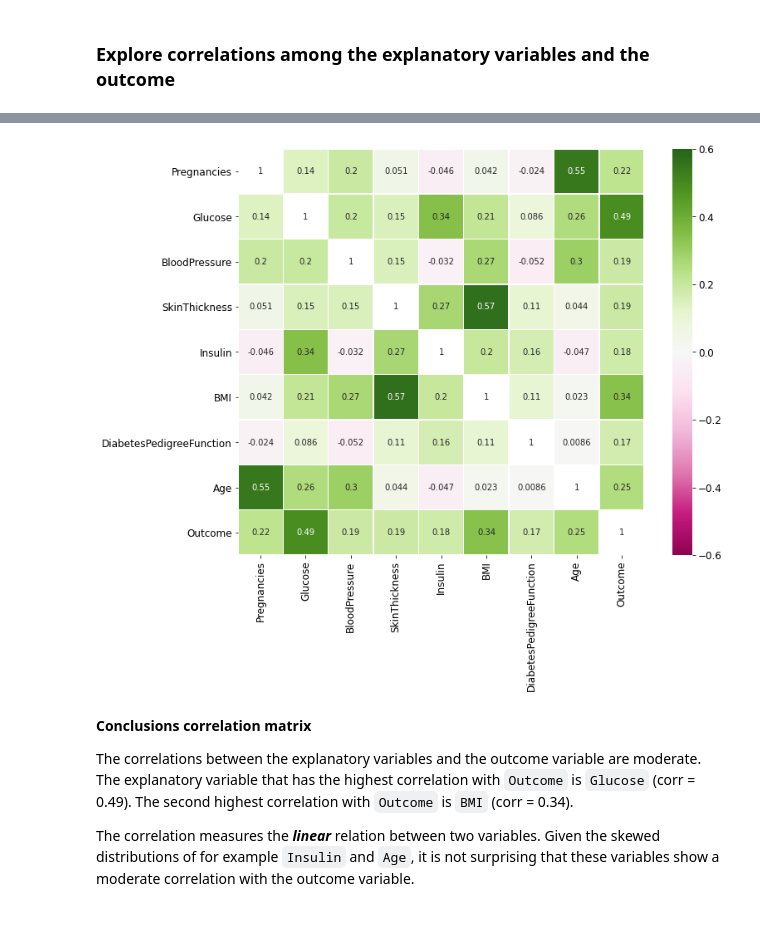
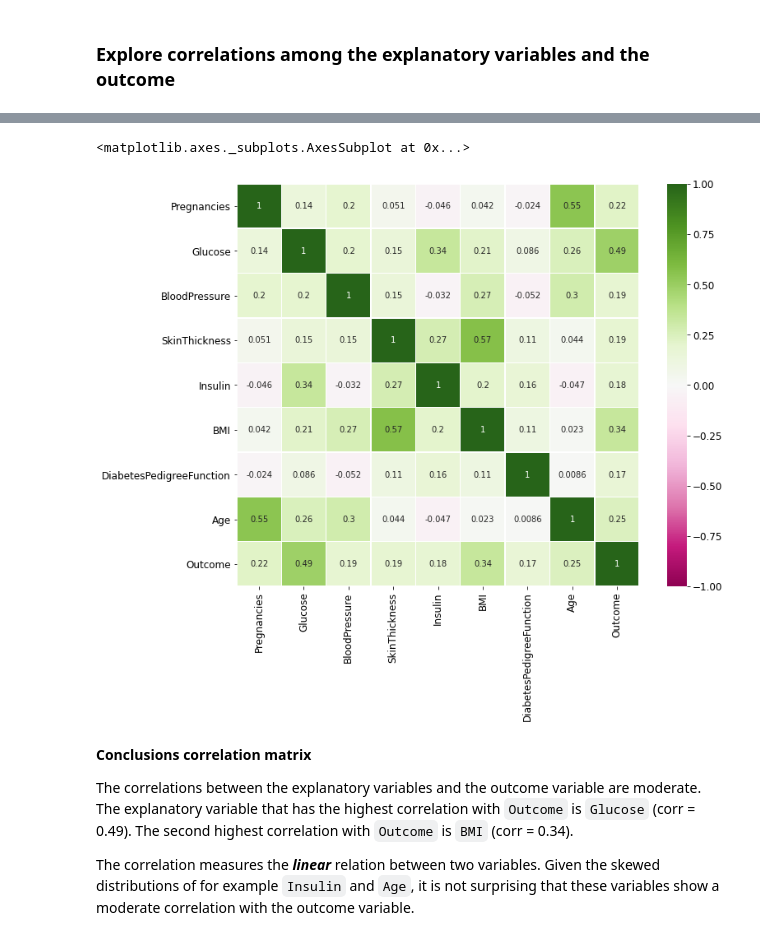
Before and after one commit to laurencefrank/JADS_DS, a Jupyter notebook: ReportDiscoverProjectLaurenceFrank.ipynb, the cells around one changed output, grey strips where cells are left out. Drawn from its saved outputs; the diff is of its cells as text; code cells hidden in the pictures.

```diff
--- a/ReportDiscoverProjectLaurenceFrank.ipynb
+++ b/ReportDiscoverProjectLaurenceFrank.ipynb
@@ -701,19 +711,21 @@ Name: Outcome, dtype: float64
 # %%
 corrmat = PimaTrain.corr()
 #corrmat = Pima_diabetes.corr()
 
 # Thanks to Jan Deknatel (https://github.com/knaat) for suggesting this configuration of the correlation matrix
 # plot with white squares on the diagonal and shades of green for the positive
 # correlations and shades of pink for the negative correlations.
 heat_cmap = mpl.cm.get_cmap("PiYG")
+# heat_cmap = mpl.cm.get_cmap("YlGnBu") # shades of blue en yellow
 heat_cmap.set_over("w") # make the diagonal white
 f, ax = plt.subplots(figsize=(12, 9))
-sns.heatmap(corrmat, vmin= -0.6, vmax=.6, square=True, cmap=heat_cmap, annot=True, linewidths=.5, robust=True);
+sns.heatmap(corrmat, vmin= -1, vmax=1, square=True, cmap=heat_cmap, annot=True, linewidths=.5, robust=True)
 
 # Blue shades:
-#sns.heatmap(corrmat, vmin= -0.6, vmax=.6, square=True, cmap=plt.cm.Blues, annot=True, linewidths=.5, robust=True);
+#sns.heatmap(corrmat, vmin= -0.6, vmax=.6, square=True, cmap=plt.cm.Blues, annot=True, linewidths=.5, robust=True)
 # %% [output]
+<matplotlib.axes._subplots.AxesSubplot at 0x...>
-[figure, old version]
+[figure, new version]
 # %% [markdown]
 **Conclusions correlation matrix**
 
```
Also changed, not shown: parts of 39 cells of this notebook.
